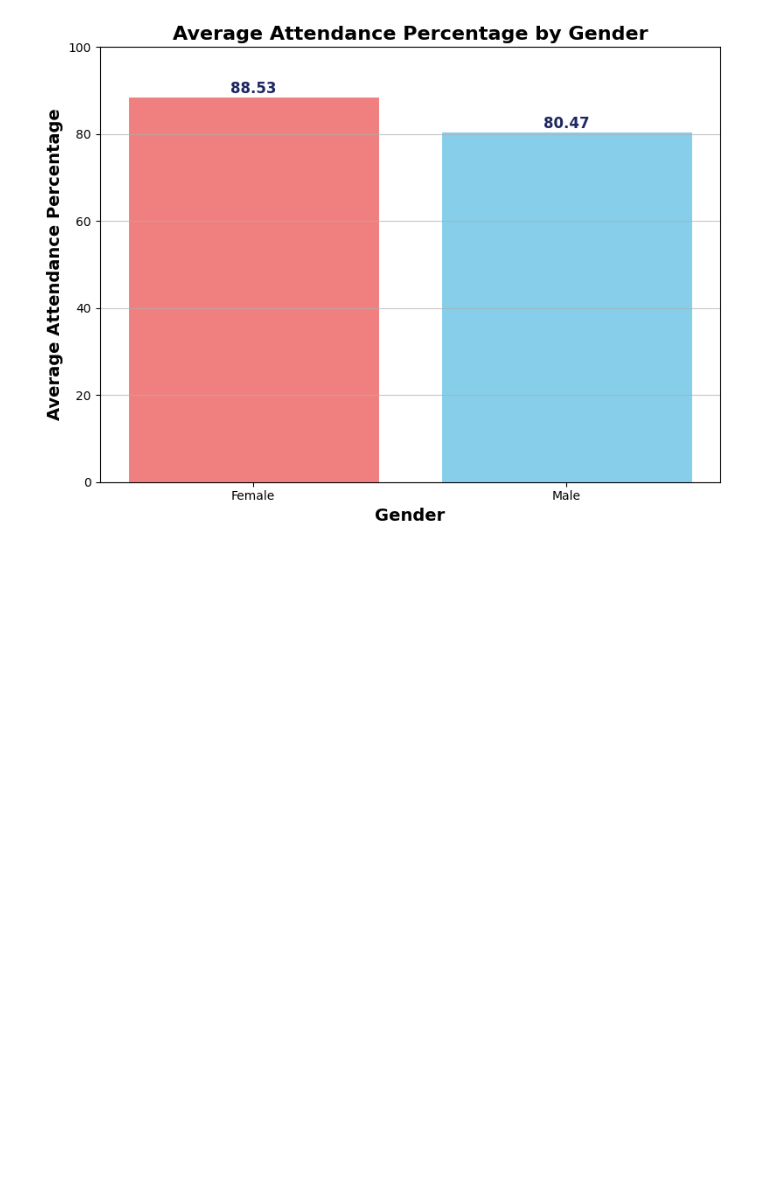
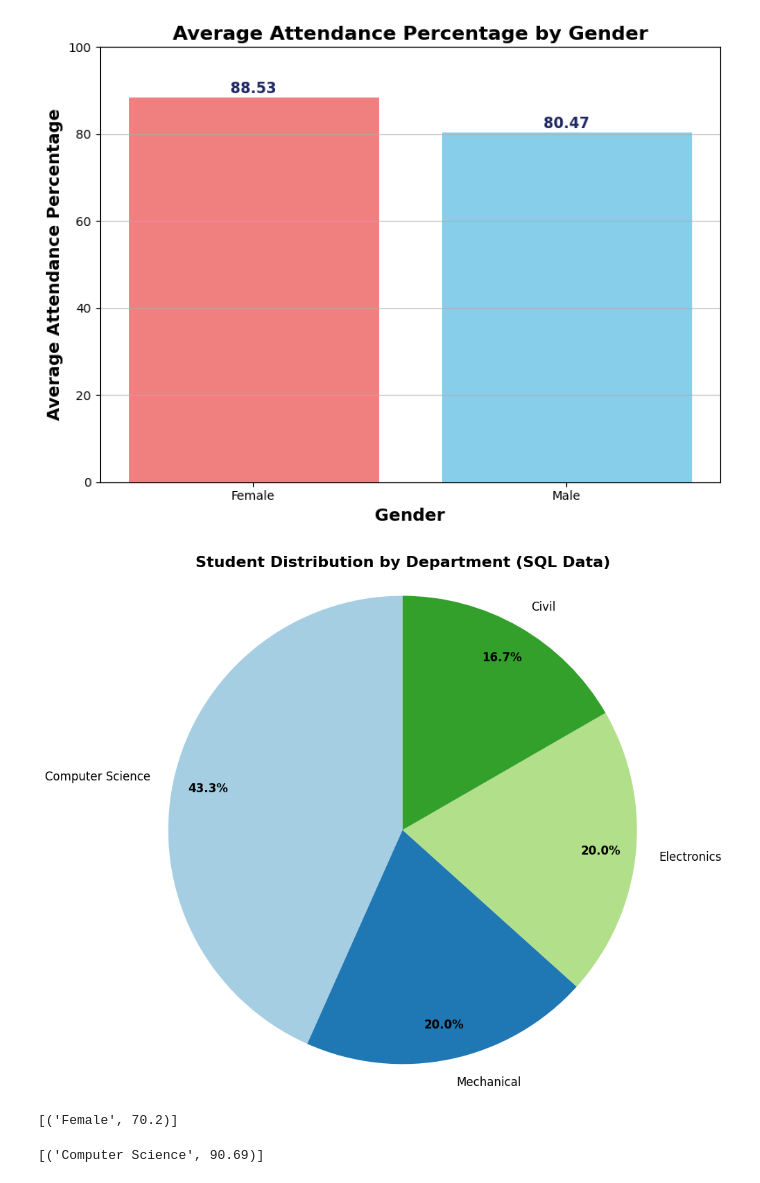
Before and after one commit to CH3MLON/Data_GenAI_training, a Jupyter notebook: day2/day2.ipynb, the cells around one changed output. Cells and saved outputs as stored; diff of their text form; code cells hidden in the pictures; blank space fills up the shorter version.

```diff
--- a/day2/day2.ipynb
+++ b/day2/day2.ipynb
@@ -235,3 +235,43 @@ plt.tight_layout()
 plt.show()
 # %% [output]
 [figure]
+# %%
+department_student_count_sql = """
+SELECT
+  department,
+  COUNT(*) AS num_students
+FROM students
+GROUP BY department
+ORDER BY num_students DESC
+"""
+df_department_students = pd.read_sql_query(department_student_count_sql, conn)
+# %%
+fig, ax = plt.subplots(figsize=(10, 8))
+
+
+wedges, texts, autotexts = ax.pie(df_department_students['num_students'],
+                                  labels=df_department_students['department'],
+                                  autopct='%1.1f%%',
+                                  startangle=90,
+                                  colors=plt.cm.Paired.colors,
+                                  pctdistance=0.85)
+
+ax.axis('equal')
+
+
+ax.set_title("Student Distribution by Department (SQL Data)", fontsize=16, fontweight="bold")
+
+
+for autotext in autotexts:
+    autotext.set_fontsize(12)
+    autotext.set_fontweight('bold')
+    autotext.set_color('black')
+
+
+for text in texts:
+    text.set_fontsize(12)
+
+plt.tight_layout()
+plt.show()
+# %% [output]
+[figure, added]
@@ -237,0 +291,4 @@ plt.show()
+# %%
+result5
+# %% [output]
+[('Female', 70.2)]
@@ -237,0 +307,4 @@ plt.show()
+# %%
+result6
+# %% [output]
+[('Computer Science', 90.69)]
```
Also changed, not shown: parts of 2 cells of this notebook.
